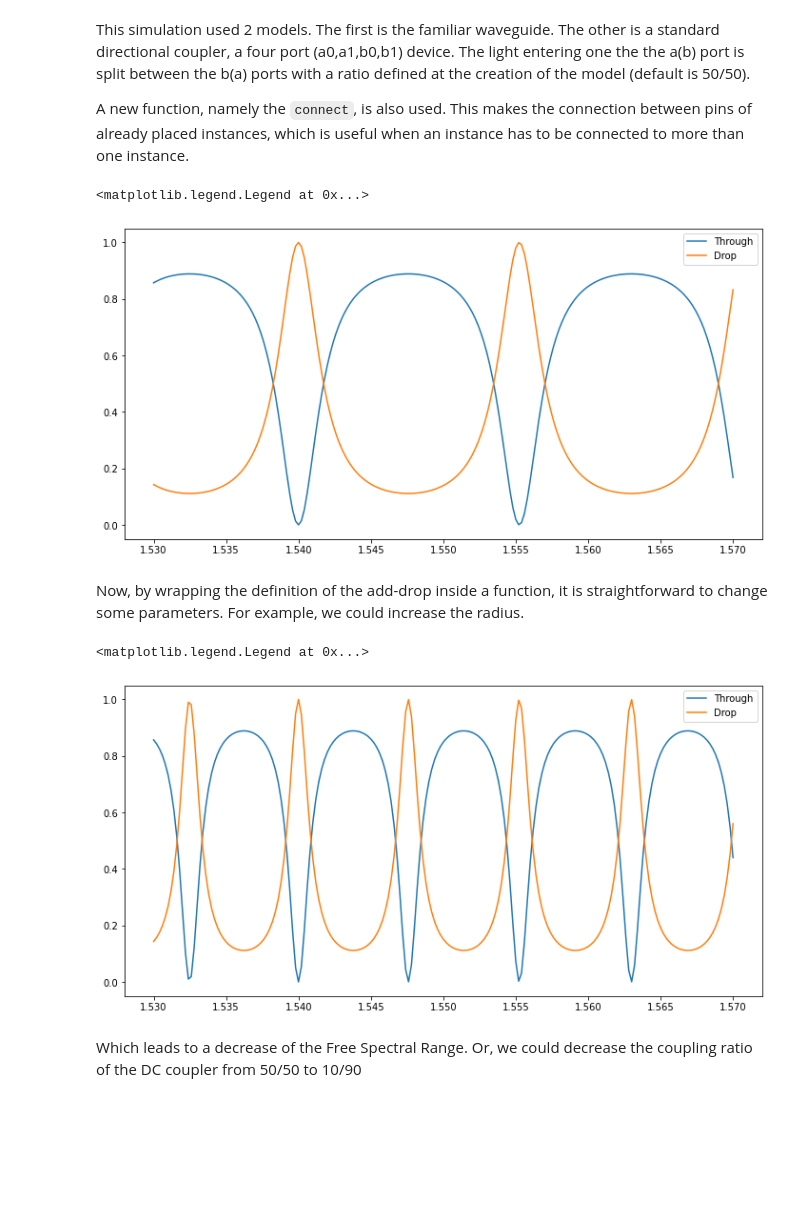
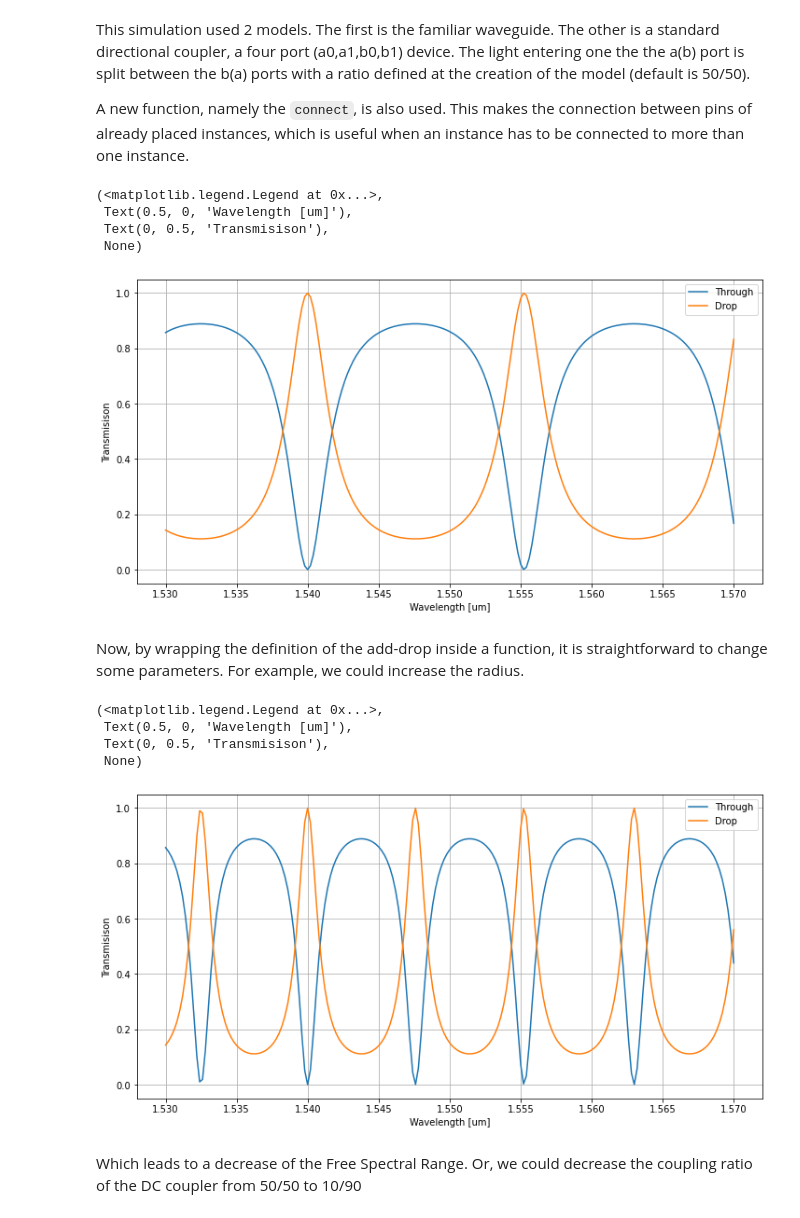
Before and after one commit to mpasson/lekkersim, a Jupyter notebook: Docs/jupyter/Basic_usage.ipynb, the cells around one changed output. Cells and saved outputs as stored; diff of their text form; code cells hidden in the pictures; blank space fills up the shorter version.

```diff
--- a/Docs/jupyter/Basic_usage.ipynb
+++ b/Docs/jupyter/Basic_usage.ipynb
@@ -137,27 +140,33 @@ for wl in wl_list:
 plt.figure(figsize=[12.0, 6.0])
 plt.plot(wl_list, Tlist, label='Through')
 plt.plot(wl_list, Dlist, label='Drop')
-plt.legend()
+plt.legend(), plt.xlabel('Wavelength [um]'), plt.ylabel('Transmisison'), plt.grid()
 # %% [output]
-<matplotlib.legend.Legend at 0x...>
+(<matplotlib.legend.Legend at 0x...>,
+ Text(0.5, 0, 'Wavelength [um]'),
+ Text(0, 0.5, 'Transmisison'),
+ None)
-[figure, old version]
+[figure, new version]
 # %% [markdown]
 Now, by wrapping the definition of the add-drop inside a function, it is straightforward to change some parameters. For example, we could increase the radius.
 # %%
 ADD_DROP=add_drop(20.0, 2.5, 0.5)
 Tlist, Dlist = [], []
 for wl in wl_list:
     MOD=ADD_DROP.solve(wl=wl)
     Tlist.append(MOD.get_T('a0','b0'))
     Dlist.append(MOD.get_T('a0','a1'))
 
 plt.figure(figsize=[12.0, 6.0])
 plt.plot(wl_list, Tlist, label='Through')
 plt.plot(wl_list, Dlist, label='Drop')
-plt.legend()
+plt.legend(), plt.xlabel('Wavelength [um]'), plt.ylabel('Transmisison'), plt.grid()
 # %% [output]
-<matplotlib.legend.Legend at 0x...>
+(<matplotlib.legend.Legend at 0x...>,
+ Text(0.5, 0, 'Wavelength [um]'),
+ Text(0, 0.5, 'Transmisison'),
+ None)
-[figure, old version]
+[figure, new version]
 # %% [markdown]
 Which leads to a decrease of the Free Spectral Range. Or, we could decrease the coupling ratio of the DC coupler from 50/50 to 10/90
 # %%
```
Also changed, not shown: parts of 7 cells of this notebook, 12 other files.
